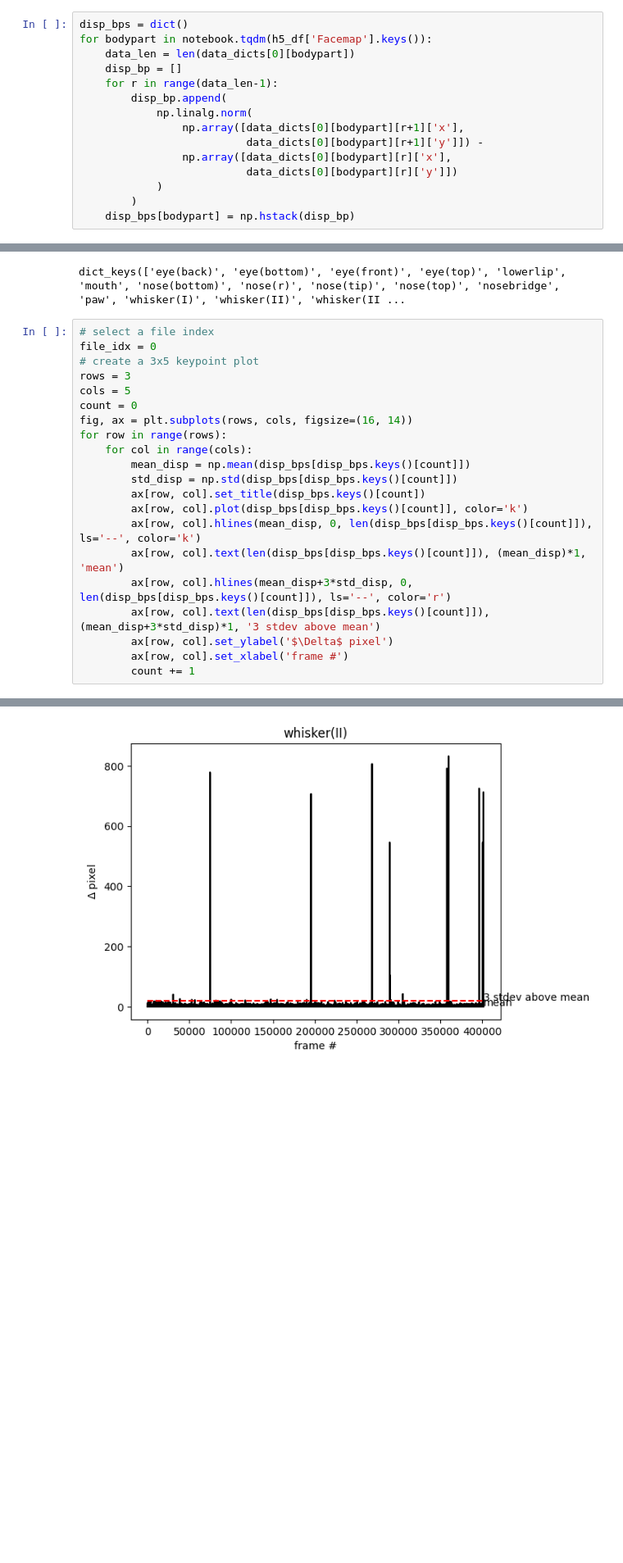
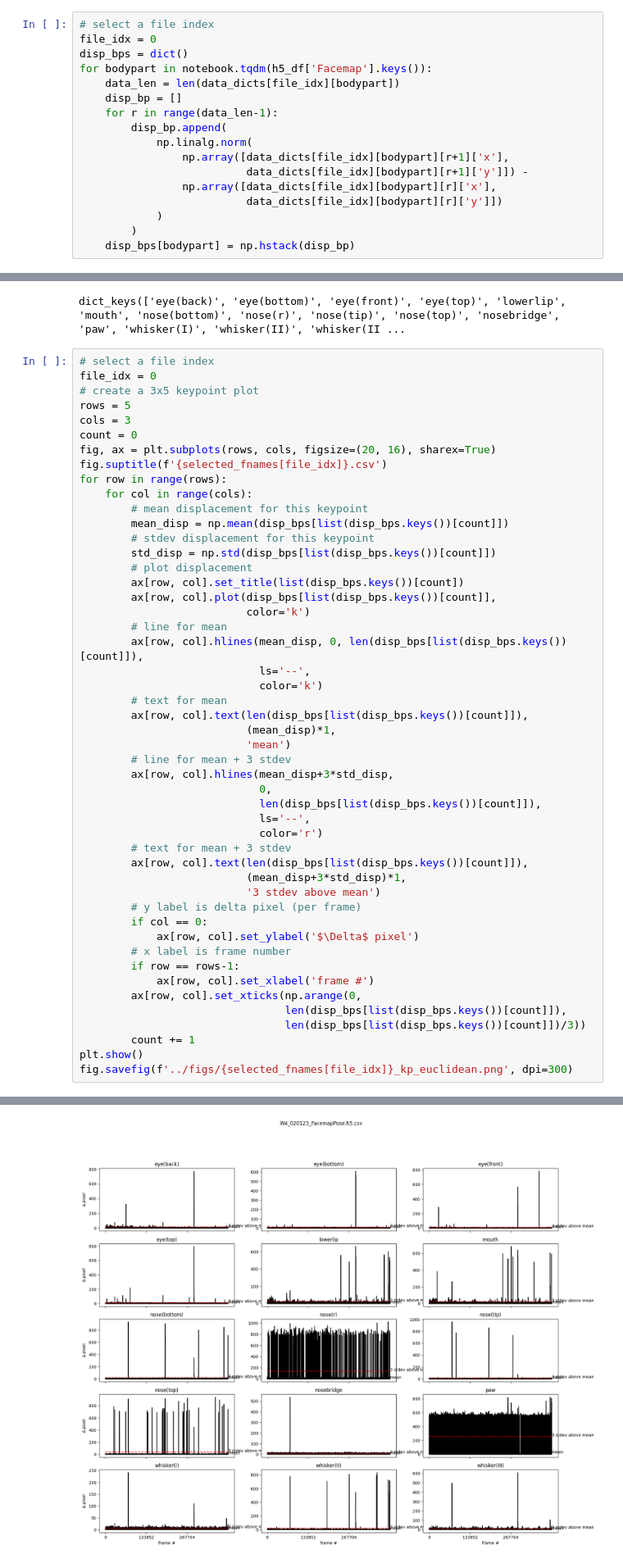
Before and after one commit to runninghsus/facemap-analysis, a Jupyter notebook: notebooks/main_analysis.ipynb, the cells around one changed output, grey strips where cells are left out. Shown at 82% size. Drawn from its saved outputs; the diff is of its cells as text; blank space fills up the shorter version.

```diff
--- a/notebooks/main_analysis.ipynb
+++ b/notebooks/main_analysis.ipynb
@@ -65,15 +72,17 @@ for f in range(len(data_dicts)):
 # %%
+# select a file index
+file_idx = 0
 disp_bps = dict()
 for bodypart in notebook.tqdm(h5_df['Facemap'].keys()):
-    data_len = len(data_dicts[0][bodypart])
+    data_len = len(data_dicts[file_idx][bodypart])
     disp_bp = []
     for r in range(data_len-1):
         disp_bp.append(
             np.linalg.norm(
-                np.array([data_dicts[0][bodypart][r+1]['x'],
-                          data_dicts[0][bodypart][r+1]['y']]) -
-                np.array([data_dicts[0][bodypart][r]['x'],
-                          data_dicts[0][bodypart][r]['y']])
+                np.array([data_dicts[file_idx][bodypart][r+1]['x'],
+                          data_dicts[file_idx][bodypart][r+1]['y']]) -
+                np.array([data_dicts[file_idx][bodypart][r]['x'],
+                          data_dicts[file_idx][bodypart][r]['y']])
             )
         )
     disp_bps[bodypart] = np.hstack(disp_bp)
@@ -88,21 +97,49 @@ dict_keys(['eye(back)', 'eye(bottom)', 'eye(front)', 'eye(top)', 'lowerlip', 'mo
 # select a file index
 file_idx = 0
 # create a 3x5 keypoint plot
-rows = 3
-cols = 5
+rows = 5
+cols = 3
 count = 0
-fig, ax = plt.subplots(rows, cols, figsize=(16, 14))
+fig, ax = plt.subplots(rows, cols, figsize=(20, 16), sharex=True)
+fig.suptitle(f'{selected_fnames[file_idx]}.csv')
 for row in range(rows):
     for col in range(cols):
-        mean_disp = np.mean(disp_bps[disp_bps.keys()[count]])
-        std_disp = np.std(disp_bps[disp_bps.keys()[count]])
-        ax[row, col].set_title(disp_bps.keys()[count])
-        ax[row, col].plot(disp_bps[disp_bps.keys()[count]], color='k')
-        ax[row, col].hlines(mean_disp, 0, len(disp_bps[disp_bps.keys()[count]]), ls='--', color='k')
-        ax[row, col].text(len(disp_bps[disp_bps.keys()[count]]), (mean_disp)*1, 'mean')
-        ax[row, col].hlines(mean_disp+3*std_disp, 0, len(disp_bps[disp_bps.keys()[count]]), ls='--', color='r')
-        ax[row, col].text(len(disp_bps[disp_bps.keys()[count]]), (mean_disp+3*std_disp)*1, '3 stdev above mean')
-        ax[row, col].set_ylabel('$\Delta$ pixel')
-        ax[row, col].set_xlabel('frame #')
+        # mean displacement for this keypoint
+        mean_disp = np.mean(disp_bps[list(disp_bps.keys())[count]])
+        # stdev displacement for this keypoint
+        std_disp = np.std(disp_bps[list(disp_bps.keys())[count]])
+        # plot displacement
+        ax[row, col].set_title(list(disp_bps.keys())[count])
+        ax[row, col].plot(disp_bps[list(disp_bps.keys())[count]],
+                          color='k')
+        # line for mean
+        ax[row, col].hlines(mean_disp, 0, len(disp_bps[list(disp_bps.keys())[count]]),
+                            ls='--',
+                            color='k')
+        # text for mean
+        ax[row, col].text(len(disp_bps[list(disp_bps.keys())[count]]),
+                          (mean_disp)*1,
+                          'mean')
+        # line for mean + 3 stdev
+        ax[row, col].hlines(mean_disp+3*std_disp,
+                            0,
+                            len(disp_bps[list(disp_bps.keys())[count]]),
+                            ls='--',
+                            color='r')
+        # text for mean + 3 stdev
+        ax[row, col].text(len(disp_bps[list(disp_bps.keys())[count]]),
+                          (mean_disp+3*std_disp)*1,
+                          '3 stdev above mean')
+        # y label is delta pixel (per frame)
+        if col == 0:
+            ax[row, col].set_ylabel('$\Delta$ pixel')
+        # x label is frame number
+        if row == rows-1:
+            ax[row, col].set_xlabel('frame #')
+        ax[row, col].set_xticks(np.arange(0,
+                                len(disp_bps[list(disp_bps.keys())[count]]),
+                                len(disp_bps[list(disp_bps.keys())[count]])/3))
         count += 1
+plt.show()
+fig.savefig(f'../figs/{selected_fnames[file_idx]}_kp_euclidean.png', dpi=300)
 # %% [output]
@@ -110 +146 @@ Text(0.5, 0, 'frame #')
-[figure, old version]
+[figure, new version]
```
Also changed, not shown: parts of 5 cells of this notebook, 17 other files.
